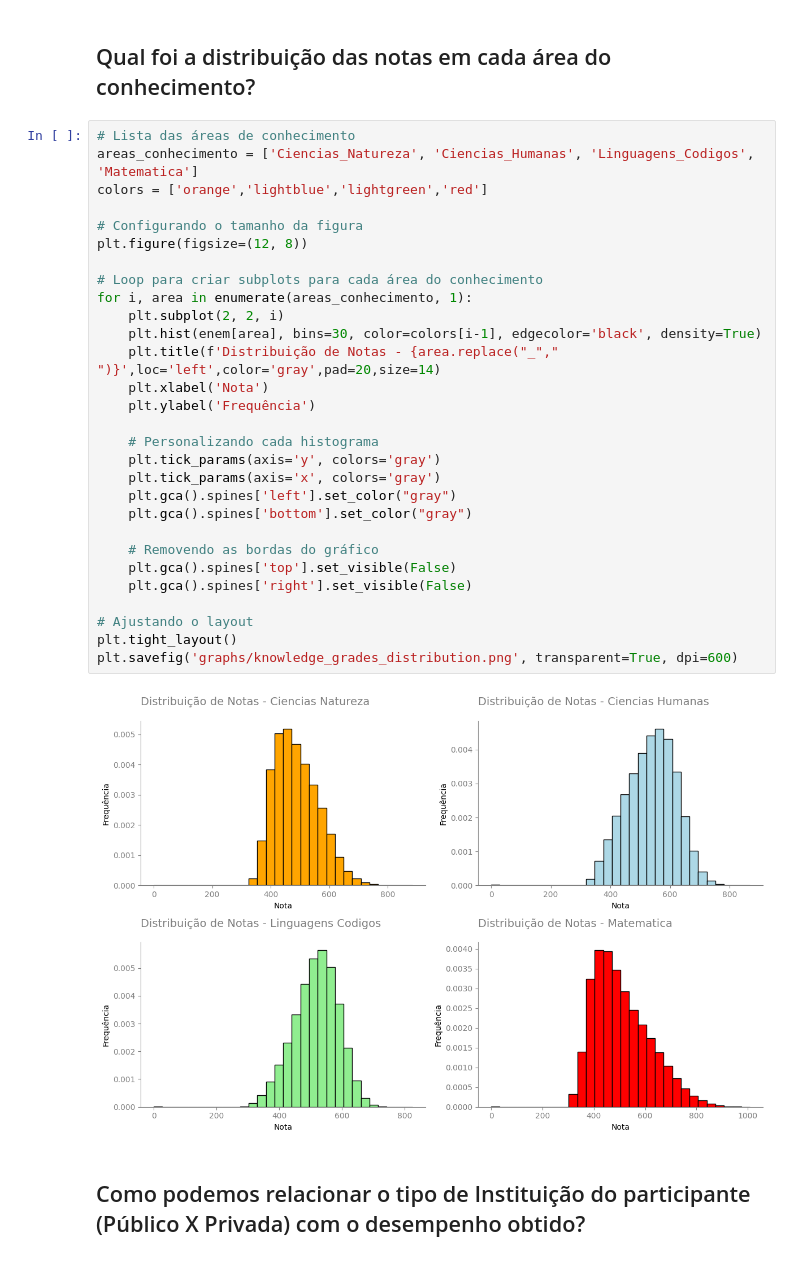
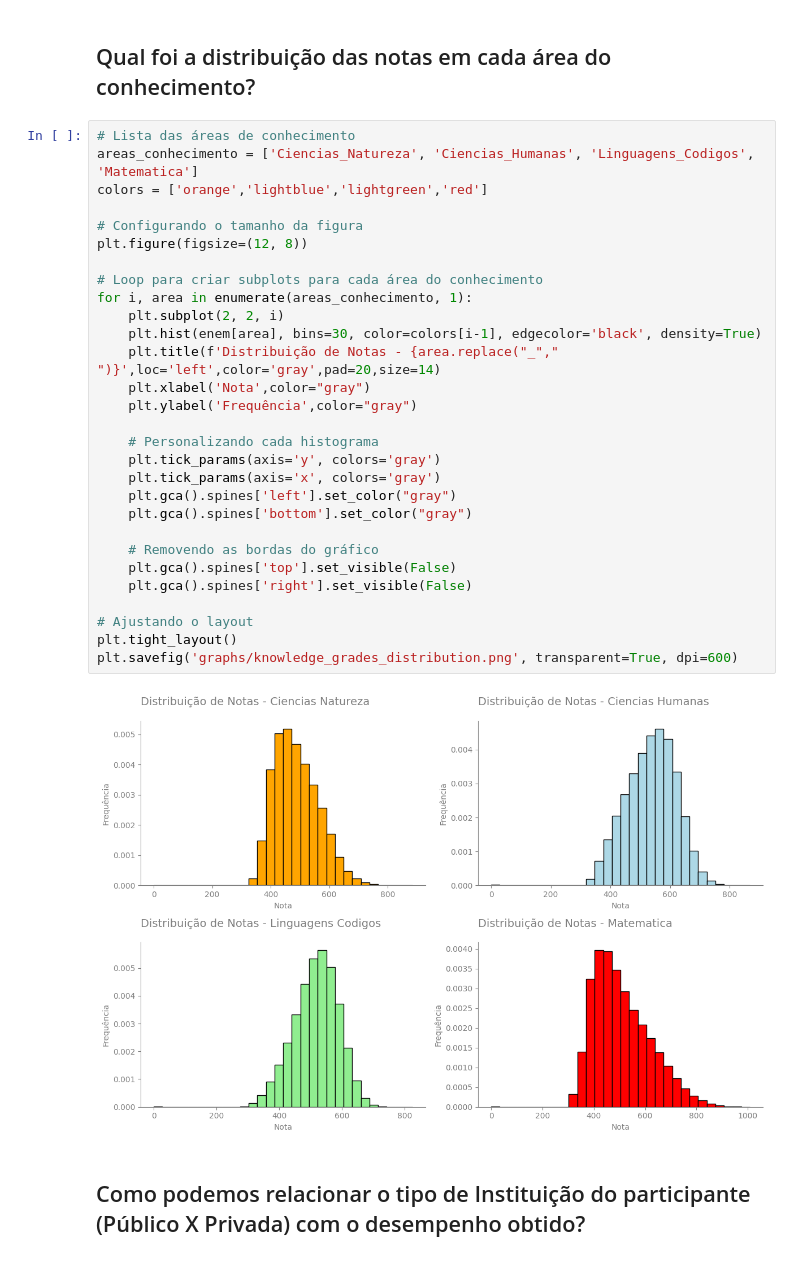
Before and after one commit to LiamFer/ENEM-Analysis, a Jupyter notebook: main_analysis.ipynb, the cells around one changed output. Cells and saved outputs as stored; diff of their text form.

```diff
--- a/main_analysis.ipynb
+++ b/main_analysis.ipynb
@@ -386,33 +386,33 @@ plt.savefig('graphs/vinhedo_grades_years.png', transparent=True, dpi=600)
 # %%
 # Lista das áreas de conhecimento
 areas_conhecimento = ['Ciencias_Natureza', 'Ciencias_Humanas', 'Linguagens_Codigos', 'Matematica']
 colors = ['orange','lightblue','lightgreen','red']
 
 # Configurando o tamanho da figura
 plt.figure(figsize=(12, 8))
 
 # Loop para criar subplots para cada área do conhecimento
 for i, area in enumerate(areas_conhecimento, 1):
     plt.subplot(2, 2, i)
     plt.hist(enem[area], bins=30, color=colors[i-1], edgecolor='black', density=True)
     plt.title(f'Distribuição de Notas - {area.replace("_"," ")}',loc='left',color='gray',pad=20,size=14)
-    plt.xlabel('Nota')
-    plt.ylabel('Frequência')
+    plt.xlabel('Nota',color="gray")
+    plt.ylabel('Frequência',color="gray")
 
     # Personalizando cada histograma
     plt.tick_params(axis='y', colors='gray')
     plt.tick_params(axis='x', colors='gray')
     plt.gca().spines['left'].set_color("gray")
     plt.gca().spines['bottom'].set_color("gray")
 
     # Removendo as bordas do gráfico
     plt.gca().spines['top'].set_visible(False)
     plt.gca().spines['right'].set_visible(False)
 
 # Ajustando o layout
 plt.tight_layout()
 plt.savefig('graphs/knowledge_grades_distribution.png', transparent=True, dpi=600)
 # %% [output]
-[figure, old version]
+[figure, new version]
 # %% [markdown]
 ## Como podemos relacionar o tipo de Instituição do participante (Público X Privada) com o desempenho obtido?
```
Also changed, not shown: parts of 6 cells of this notebook, 2 other files.
